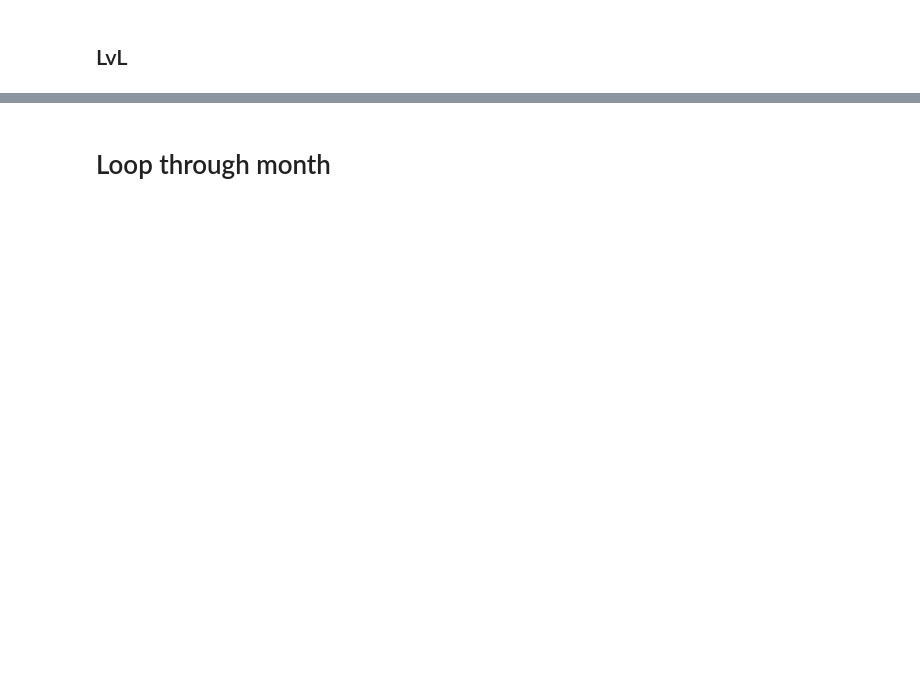
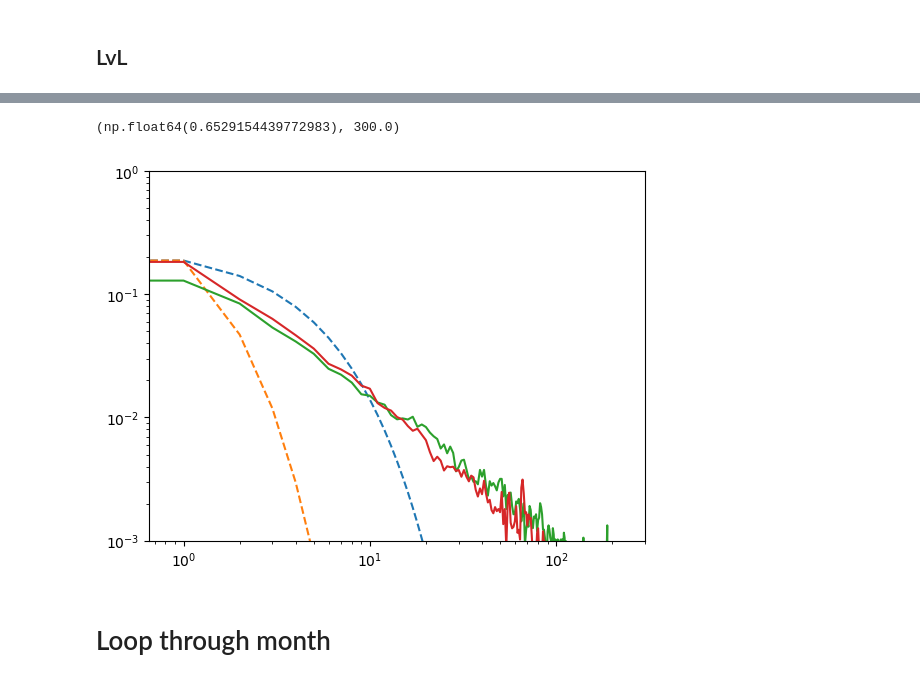
Before and after one commit to smbrose/hk25-teams, a Jupyter notebook: hk25-EarthCARE/EarthCARE-x-StCu/stats_of_LWP.ipynb, the cells around one changed output, grey strips where cells are left out. Saved outputs shown, nothing was run; the diff lists cells and outputs as text; code cells hidden in the pictures; blank space fills up the shorter version.

```diff
--- a/hk25-EarthCARE/EarthCARE-x-StCu/stats_of_LWP.ipynb
+++ b/hk25-EarthCARE/EarthCARE-x-StCu/stats_of_LWP.ipynb
@@ -321,9 +312,9 @@ def LvL(cloud_mask):
     adf2 = np.abs(np.cumsum(ct2 / st2) - np.cumsum(c2 / s2))
     KS2 = np.max(adf2)
 
-    return KS1, KS2
+    return KS1, KS2, c1, c2, ct1, ct2
 # %%
 valid_mask = ~np.isnan(ds0.latitude)
 cld_mask = xr.where(ds0.cloud_water_path > 1e-2, 1, 0).where(valid_mask)
 # %%
-LvL(cld_mask)
+KS1, KS2, c1, c2, ct1, ct2 = LvL(cld_mask)
@@ -332,3 +334,13 @@ LvL(cld_mask)
+# %%
+plt.loglog(ct1/np.sum(ct1), '--')
+plt.loglog(ct2/np.sum(ct2), '--')
+plt.loglog(c1/np.sum(c1))
+plt.loglog(c2/np.sum(c2))
+plt.ylim(1e-3,1e0)
+plt.xlim(0,3e2)
+# %% [output]
+(np.float64(0.6529154439772983), 300.0)
+[figure, added]
 # %% [markdown]
 # Loop through month
 # %%
```
Also changed, not shown: parts of 35 cells of this notebook.
